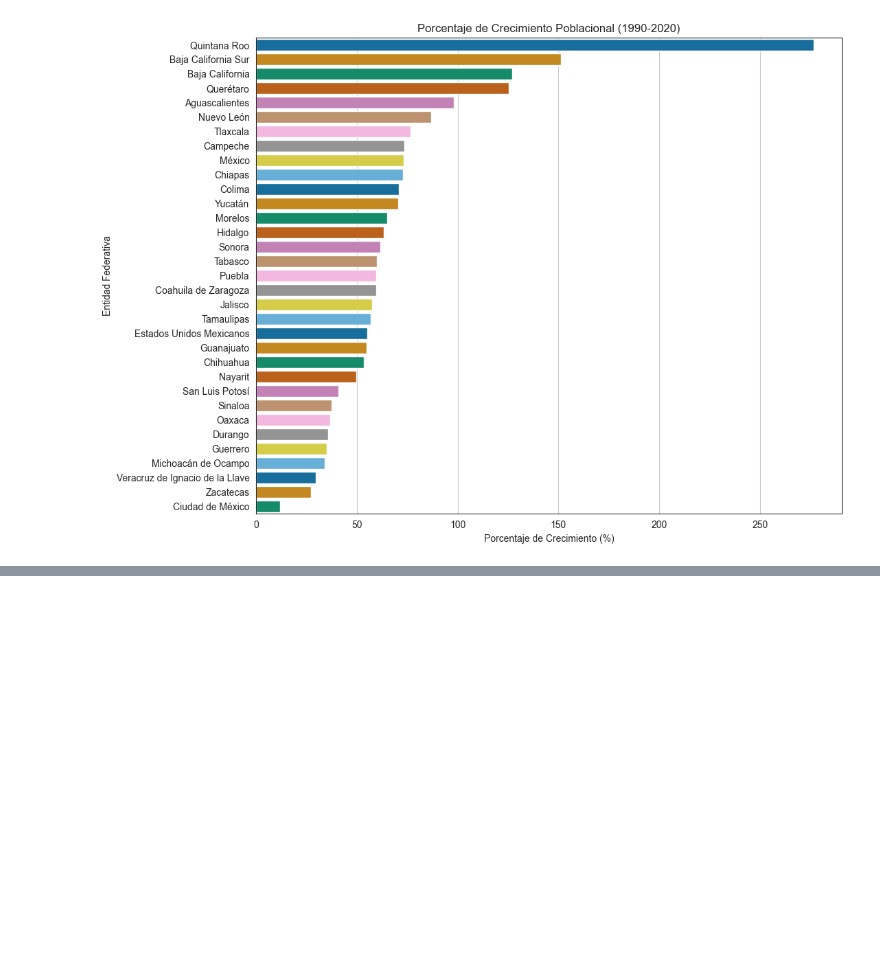
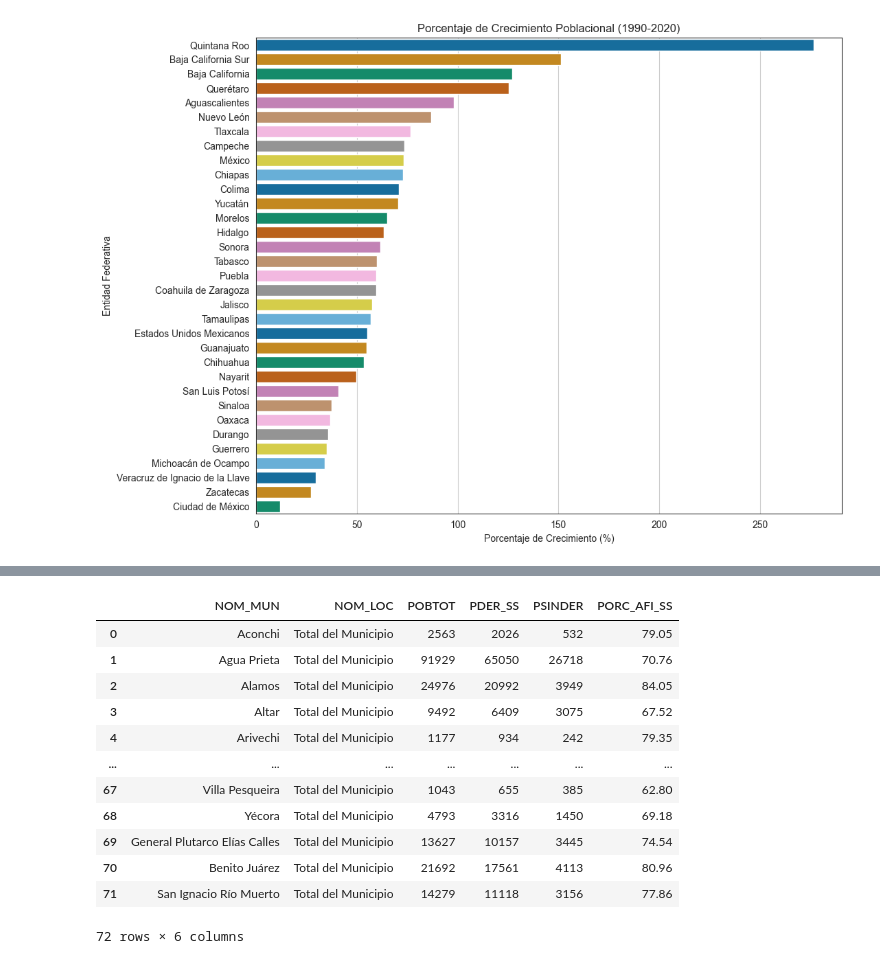
Before and after one commit to LuisHiram99/Stats_Sonora, a Jupyter notebook: Libretas/poblacion_sonora.ipynb, the cells around one changed output, grey strips where cells are left out. Drawn from its saved outputs; the diff is of its cells as text; code cells hidden in the pictures; blank space fills up the shorter version.

```diff
--- a/Libretas/poblacion_sonora.ipynb
+++ b/Libretas/poblacion_sonora.ipynb
@@ -20,7 +20,7 @@ pd.set_option('display.max_columns', None)
 
 Para mas información consultar la página oficial del INEGI. [Click aquí](https://www.inegi.org.mx/programas/ccpv/2020/#tabulados)
 # %%
-raw_data = pd.read_csv("/Users/luishernandez/Desktop/StatsSonora/Datos/INEGI/Sonora/iter_26_cpv2020/conjunto_de_datos/conjunto_de_datos_iter_26CSV20.csv")
+raw_data = pd.read_csv("/Users/luishernandez/Desktop/Stats_Sonora/Datos/INEGI/Sonora/iter_26_cpv2020/conjunto_de_datos/conjunto_de_datos_iter_26CSV20.csv")
 # %%
 raw_data.head()
 # %% [output]
@@ -696,0 +699,4 @@ Passing `palette` without assigning `hue` is deprecated and will be removed in v
+# %%
+# Datos de poblacion afilida y no afiliada al seguro social por estado
+datos_afiliacion_seguro = cleaned_data[cleaned_data["NOM_LOC"] == 'Total del Municipio'][["NOM_MUN","NOM_LOC","POBTOT","PDER_SS","PSINDER"]]
+datos_afiliacion_seguro
@@ -696,0 +733,22 @@ Passing `palette` without assigning `hue` is deprecated and will be removed in v
+# %%
+# Porcentaje de población afiliada al seguro social
+datos_afiliacion_seguro['PORC_AFI_SS'] = ((datos_afiliacion_seguro['PDER_SS'].astype(float) / datos_afiliacion_seguro['POBTOT'].astype(float)) * 100)
+# Redondeamos a 2 decimales
+datos_afiliacion_seguro['PORC_AFI_SS'] = round(datos_afiliacion_seguro['PORC_AFI_SS'], 2)
+# %%
+datos_afiliacion_seguro.reset_index(drop=True, inplace=True)
+datos_afiliacion_seguro
+# %% [output]
+|  | NOM_MUN | NOM_LOC | POBTOT | PDER_SS | PSINDER | PORC_AFI_SS |
+| 0 | Aconchi | Total del Municipio | 2563 | 2026 | 532 | 79.05 |
+| 1 | Agua Prieta | Total del Municipio | 91929 | 65050 | 26718 | 70.76 |
+| 2 | Alamos | Total del Municipio | 24976 | 20992 | 3949 | 84.05 |
+| 3 | Altar | Total del Municipio | 9492 | 6409 | 3075 | 67.52 |
+| 4 | Arivechi | Total del Municipio | 1177 | 934 | 242 | 79.35 |
+| ... | ... | ... | ... | ... | ... | ... |
+| 67 | Villa Pesqueira | Total del Municipio | 1043 | 655 | 385 | 62.80 |
+| 68 | Yécora | Total del Municipio | 4793 | 3316 | 1450 | 69.18 |
+| 69 | General Plutarco Elías Calles | Total del Municipio | 13627 | 10157 | 3445 | 74.54 |
+| 70 | Benito Juárez | Total del Municipio | 21692 | 17561 | 4113 | 80.96 |
+| 71 | San Ignacio Río Muerto | Total del Municipio | 14279 | 11118 | 3156 | 77.86 |
+72 rows × 6 columns
```
Also changed, not shown: parts of 6 cells of this notebook, 15 other files.
